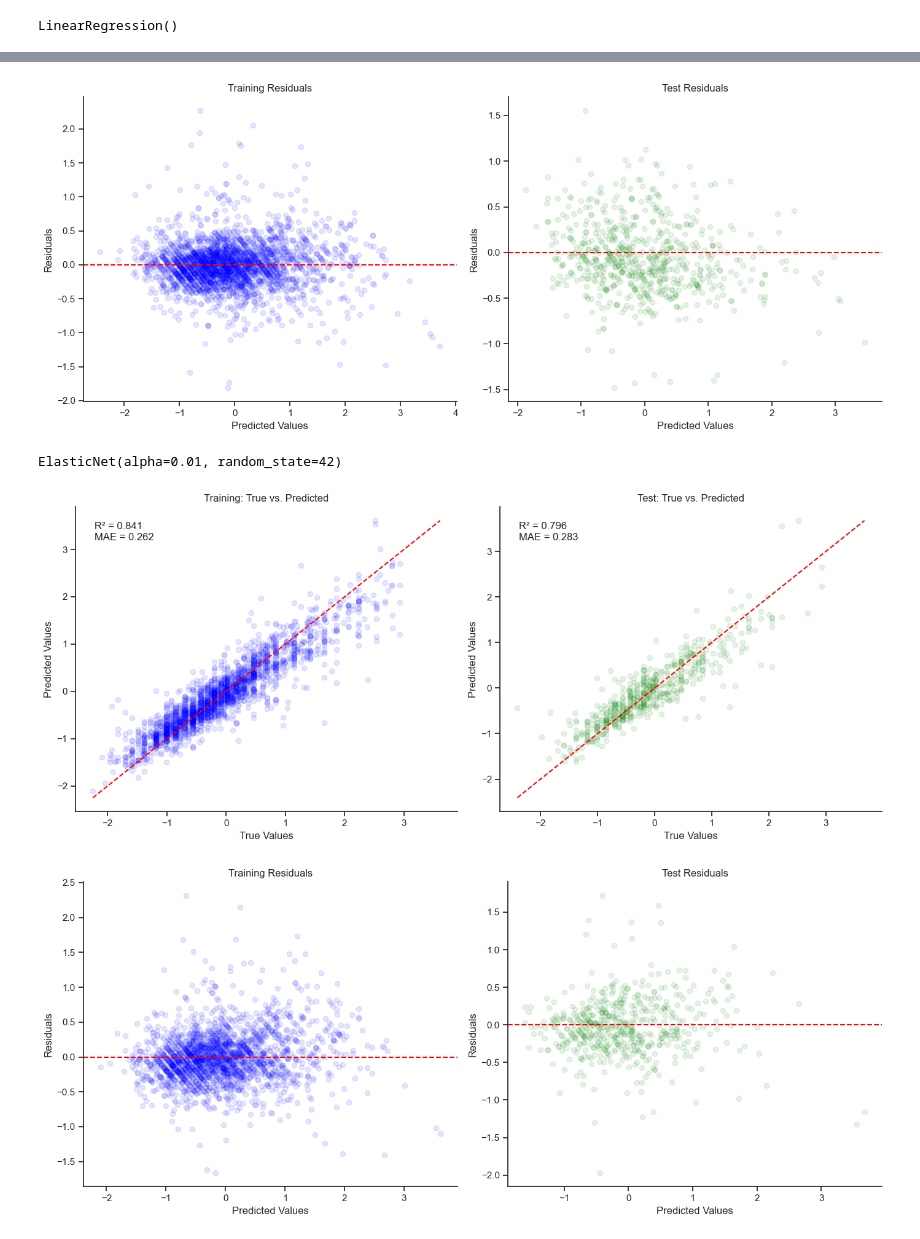
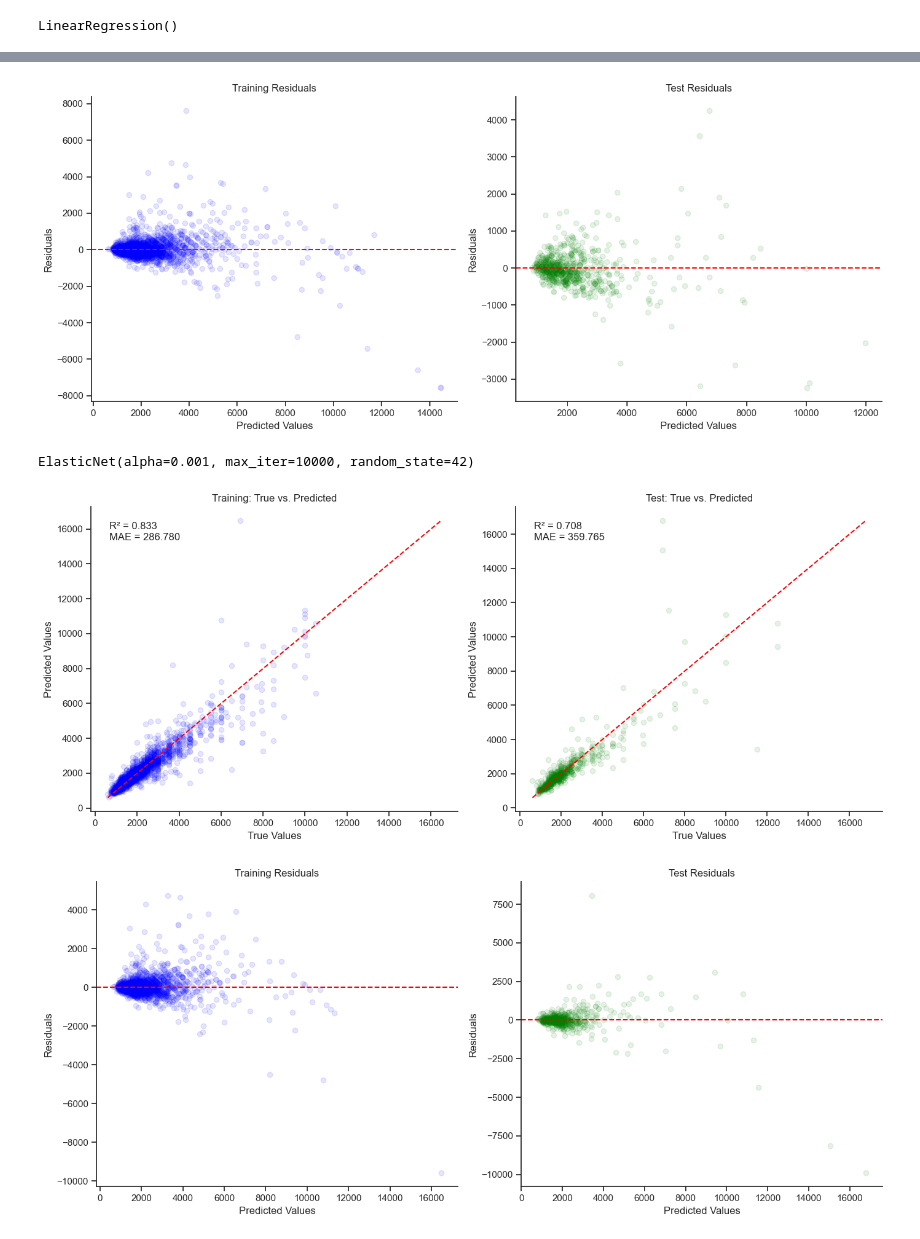
Before and after one commit to fcortevargas/housing-prices, a Jupyter notebook: notebooks/pipeline.ipynb, the cells around one changed output, grey strips where cells are left out. Cells and saved outputs as stored; diff of their text form; code cells hidden in the pictures.

```diff
--- a/notebooks/pipeline.ipynb
+++ b/notebooks/pipeline.ipynb
@@ -583,23 +628,23 @@ plt.show()
 # %%
-feature_iqr_outlier_trimmer = OutlierTrimmer(
-    capping_method="iqr",
-    tail="both",
-    fold=1.5,
-    variables=IQR_OUTLIER_REMOVER_FEATURES,
-)
-feature_iqr_outlier_trimmer.fit(X_train)
+# feature_iqr_outlier_trimmer = OutlierTrimmer(
+#     capping_method="iqr",
+#     tail="both",
+#     fold=1.5,
+#     variables=IQR_OUTLIER_REMOVER_FEATURES,
+# )
+# feature_iqr_outlier_trimmer.fit(X_train)
 
-X_train, y_train = feature_iqr_outlier_trimmer.transform_x_y(X_train, y_train)
-X_test, y_test = feature_iqr_outlier_trimmer.transform_x_y(X_test, y_test)
+# X_train, y_train = feature_iqr_outlier_trimmer.transform_x_y(X_train, y_train)
+# X_test, y_test = feature_iqr_outlier_trimmer.transform_x_y(X_test, y_test)
 # %%
-feature_rare_value_trimmer = RareValueTrimmer(
-    threshold=0.01,
-    variables=RARE_VALUE_OUTLIER_REMOVER_FEATURES,
-)
-feature_rare_value_trimmer.fit(X_train)
+# feature_rare_value_trimmer = RareValueTrimmer(
+#     threshold=0.01,
+#     variables=RARE_VALUE_OUTLIER_REMOVER_FEATURES,
+# )
+# feature_rare_value_trimmer.fit(X_train)
 
-X_train, y_train = feature_rare_value_trimmer.transform_x_y(X_train, y_train)
-X_test, y_test = feature_rare_value_trimmer.transform_x_y(X_test, y_test)
+# X_train, y_train = feature_rare_value_trimmer.transform_x_y(X_train, y_train)
+# X_test, y_test = feature_rare_value_trimmer.transform_x_y(X_test, y_test)
 # %%
 X_train.head()
 # %% [output]
@@ -639,8 +684,8 @@ unary_feature_dropper.fit(X_train)
 X_train, y_train = unary_feature_dropper.transform_x_y(X_train, y_train)
 X_test, y_test = unary_feature_dropper.transform_x_y(X_test, y_test)
 # %%
-sel_ = SelectFromModel(Lasso(alpha=0.005, random_state=42))
+feature_selector = SelectFromModel(Lasso(alpha=0.01, random_state=42, max_iter=10000))
 
 # train Lasso model and select features
-sel_.fit(X_train, y_train)
+feature_selector.fit(X_train, y_train)
 # %% [output]
@@ -648,11 +693,11 @@ SelectFromModel(estimator=Lasso(alpha=0.005, random_state=42))
 # %%
 # this is how we can make a list of the selected features
-selected_feats = X_train.columns[(sel_.get_support())].to_list()
-dropped_feats = X_train.columns[(~sel_.get_support())].to_list()
+selected_feats = X_train.columns[(feature_selector.get_support())].to_list()
+dropped_feats = X_train.columns[(~feature_selector.get_support())].to_list()
 
 # let's print some stats
 print('total features: {}'.format((X_train.shape[1])))
 print('selected features: {}'.format(len(selected_feats)))
 print('features with coefficients shrank to zero: {}'.format(
-    np.sum(sel_.estimator_.coef_ == 0)))
+    np.sum(feature_selector.estimator_.coef_ == 0)))
 # %% [output]
@@ -896,18 +941,18 @@ plot_true_vs_pred(linear_model, X_train, y_train, X_test, y_test, target_transfo
 # %%
-plot_residuals(linear_model, X_train, y_train, X_test, y_test, target_transformer=None,)
+plot_residuals(linear_model, X_train, y_train, X_test, y_test, target_transformer=target_transformer_pipeline,)
 # %% [output]
-[figure, old version]
+[figure, new version]
 # %%
-elastic_net_model = ElasticNet(alpha=0.01, l1_ratio=0.5, random_state=42)
+elastic_net_model = ElasticNet(alpha=0.001, l1_ratio=0.5, random_state=42, max_iter=10000)
 elastic_net_model.fit(X_train_dev, y_train_dev)
 # %% [output]
-ElasticNet(alpha=0.01, random_state=42)
+ElasticNet(alpha=0.001, max_iter=10000, random_state=42)
 # %%
-plot_true_vs_pred(elastic_net_model, X_train_dev, y_train_dev, X_val, y_val, target_transformer=None,)
+plot_true_vs_pred(elastic_net_model, X_train_dev, y_train_dev, X_val, y_val, target_transformer=target_transformer_pipeline,)
 # %% [output]
-[figure, old version]
+[figure, new version]
 # %%
-plot_residuals(elastic_net_model, X_train_dev, y_train_dev, X_val, y_val, target_transformer=None,)
+plot_residuals(elastic_net_model, X_train_dev, y_train_dev, X_val, y_val, target_transformer=target_transformer_pipeline,)
 # %% [output]
-[figure, old version]
+[figure, new version]
 # %%
```
Also changed, not shown: parts of 42 cells of this notebook, 12 other files.
